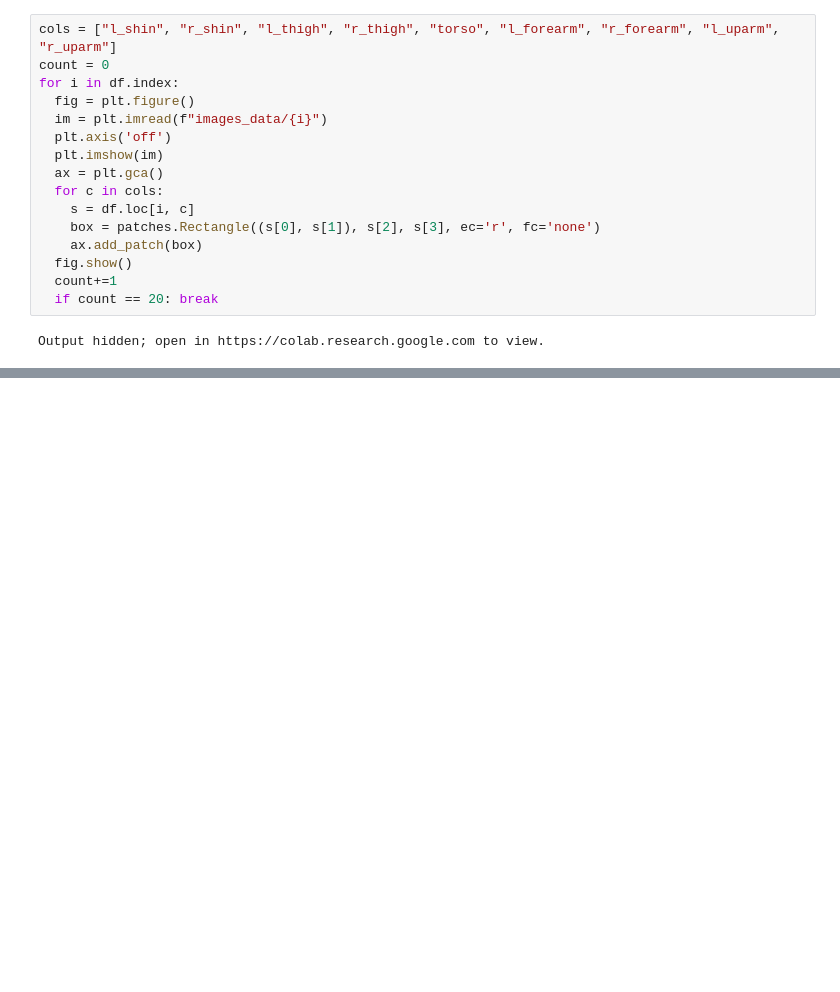
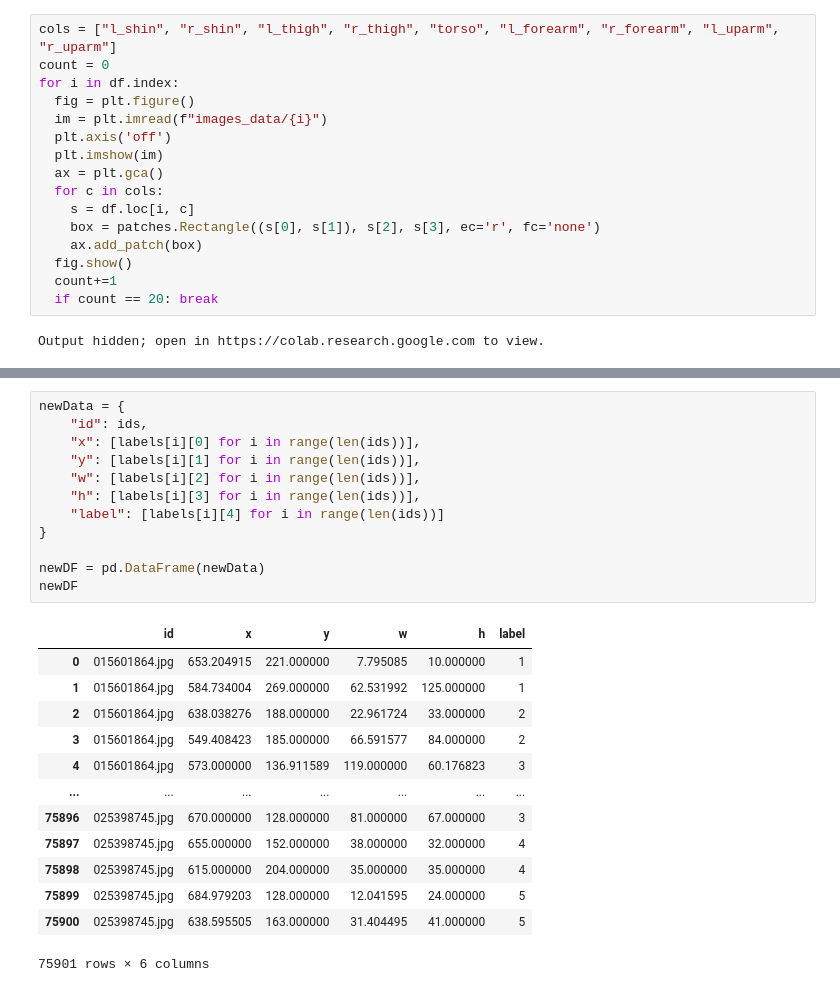
Before and after one commit to hhenry01/ML-Motion-Blur, a Jupyter notebook: Limb Detection/Add Bounding Boxes.ipynb, the cells around one changed output, grey strips where cells are left out. Drawn from its saved outputs; the diff is of its cells as text; blank space fills up the shorter version.

```diff
--- a/Limb Detection/Add Bounding Boxes.ipynb
+++ b/Limb Detection/Add Bounding Boxes.ipynb
@@ -276,0 +324,26 @@ From the samples above, it's obvious that they're not as good as what someone ma
+# %%
+newData = {
+    "id": ids,
+    "x": [labels[i][0] for i in range(len(ids))],
+    "y": [labels[i][1] for i in range(len(ids))],
+    "w": [labels[i][2] for i in range(len(ids))],
+    "h": [labels[i][3] for i in range(len(ids))],
+    "label": [labels[i][4] for i in range(len(ids))]
+}
+
+newDF = pd.DataFrame(newData)
+newDF
+# %% [output]
+|  | id | x | y | w | h | label |
+| 0 | 015601864.jpg | 653.204915 | 221.000000 | 7.795085 | 10.000000 | 1 |
+| 1 | 015601864.jpg | 584.734004 | 269.000000 | 62.531992 | 125.000000 | 1 |
+| 2 | 015601864.jpg | 638.038276 | 188.000000 | 22.961724 | 33.000000 | 2 |
+| 3 | 015601864.jpg | 549.408423 | 185.000000 | 66.591577 | 84.000000 | 2 |
+| 4 | 015601864.jpg | 573.000000 | 136.911589 | 119.000000 | 60.176823 | 3 |
+| ... | ... | ... | ... | ... | ... | ... |
+| 75896 | 025398745.jpg | 670.000000 | 128.000000 | 81.000000 | 67.000000 | 3 |
+| 75897 | 025398745.jpg | 655.000000 | 152.000000 | 38.000000 | 32.000000 | 4 |
+| 75898 | 025398745.jpg | 615.000000 | 204.000000 | 35.000000 | 35.000000 | 4 |
+| 75899 | 025398745.jpg | 684.979203 | 128.000000 | 12.041595 | 24.000000 | 5 |
+| 75900 | 025398745.jpg | 638.595505 | 163.000000 | 31.404495 | 41.000000 | 5 |
+75901 rows × 6 columns
```
Also changed, not shown: parts of 6 cells of this notebook, 1 other file.
